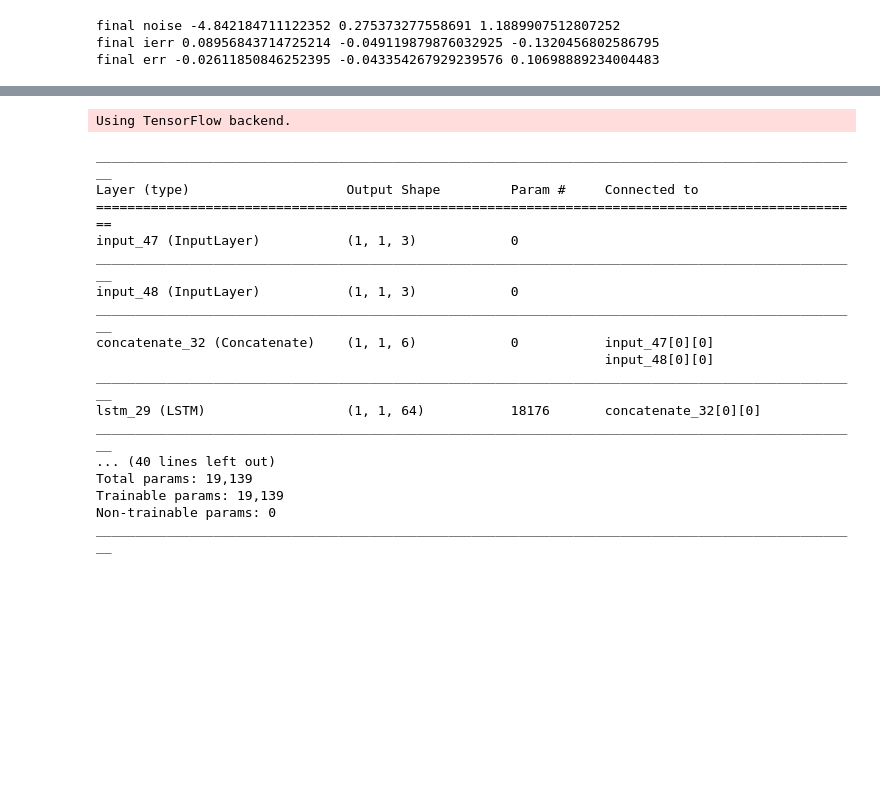
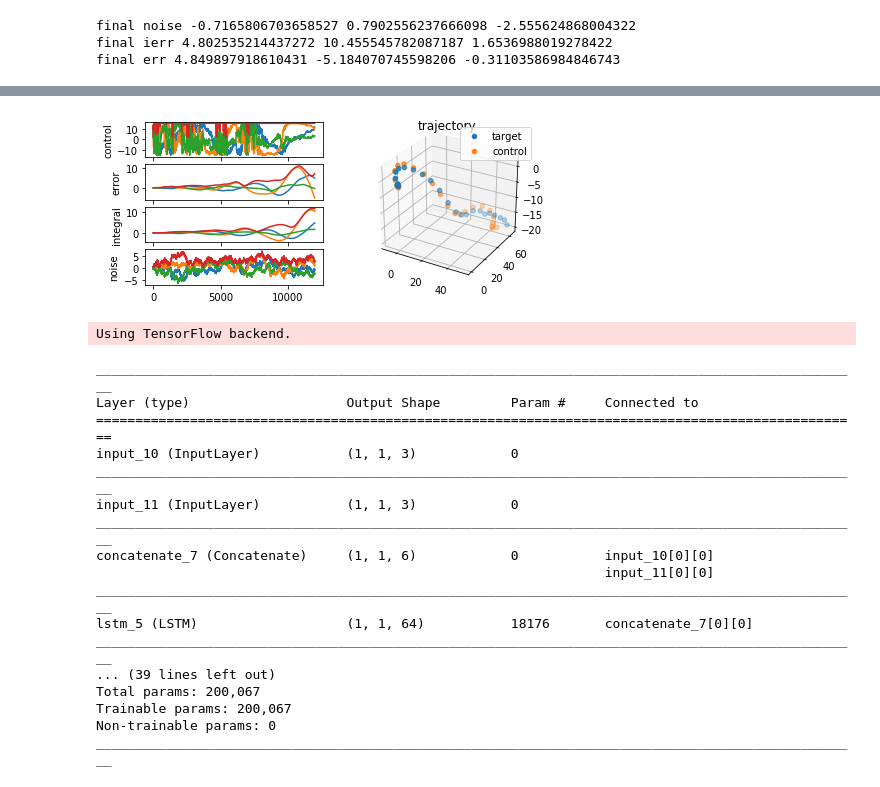
Before and after one commit to mammalwong/ml-study, a Jupyter notebook: study-pid-controller.ipynb, the cells around one changed output, grey strips where cells are left out. Cells and saved outputs as stored; diff of their text form; code cells hidden in the pictures; blank space fills up the shorter version.

```diff
--- a/study-pid-controller.ipynb
+++ b/study-pid-controller.ipynb
@@ -5,6 +5,7 @@ import matplotlib.pyplot as plt
 import mpl_toolkits.mplot3d.axes3d
 # %%
 TIME_STEP = 1/1000
+CLIP_IERR = 100
 # %%
 class Plant:
 
@@ -39,17 +40,19 @@ class Plant:
 # %%
 class PIDController:
 
-    def __init__(self, Kp, Ki, Kd):
+    def __init__(self, Kp, Ki, Kd, clip_ierr=None):
         self.Kp = Kp
         self.Ki = Ki
         self.Kd = Kd
-        self.disable_integral = False
         self.ierr = 0
         self.__prev_err = 0
+        self.__clip_ierr = clip_ierr
 
     def step(self, measured, desired):
         err = desired - measured
-        self.ierr = 0 if self.disable_integral else self.ierr + err*TIME_STEP
+        self.ierr = self.ierr + err*TIME_STEP
+        if self.__clip_ierr is not None:
+            self.ierr = np.clip(self.ierr, -self.__clip_ierr, self.__clip_ierr)
         derr = (err-self.__prev_err)/TIME_STEP
         self.__prev_err = err
         return self.Kp*err + self.Ki*self.ierr + self.Kd*derr
@@ -68,10 +71,10 @@ class Target:
         return self.__plant.step(*self.__a*self.__scale)
 # %%
 Kp,Ki,Kd = 10,100,35
-control_max = 50
+control_max = 15
 plant = Plant(noise_scale=100, noise_decay=0, noise_momentum=0.999)
 target = Target(scale=100, momentum=0.5)
-pid_x, pid_y, pid_z = [PIDController(Kp,Ki,Kd) for _ in range(3)]
+pid_x, pid_y, pid_z = [PIDController(Kp,Ki,Kd,clip_ierr=CLIP_IERR) for _ in range(3)]
 x,y,z = plant.step(0,0,0)
 T, Y, C, E, I, N = [[] for _ in range(6)]
 for t in range(12000):
@@ -80,9 +83,6 @@ for t in range(12000):
     cy = pid_y.step(y,ty)
     cz = pid_z.step(z,tz)
     clen = np.linalg.norm((cx,cy,cz))
-    pid_x.disable_integral = \
-    pid_y.disable_integral = \
-    pid_z.disable_integral = clen > control_max
     if clen > control_max:
         cx,cy,cz = np.array([cx,cy,cz])/clen*control_max
     x,y,z = plant.step(cx,cy,cz)
@@ -105,6 +105,6 @@ plt.subplot(425); plt.ylabel('integral'); plt.plot(I)
 plt.subplot(427); plt.ylabel('noise'); plt.plot(N)
 plt.show()
 # %% [output]
-final noise -4.842184711122352 0.275373277558691 1.1889907512807252
-final ierr 0.08956843714725214 -0.049119879876032925 -0.1320456802586795
-final err -0.02611850846252395 -0.043354267929239576 0.10698889234004483
+final noise -0.7165806703658527 0.7902556237666098 -2.555624868004322
+final ierr 4.802535214437272 10.455545782087187 1.6536988019278422
+final err 4.849897918610431 -5.184070745598206 -0.31103586984846743
@@ -113,3 +111,4 @@ final err -0.02611850846252395 -0.043354267929239576 0.10698889234004483
+[figure, added]
 # %%
 import keras
 import keras.backend as K
@@ -146,25 +146,24 @@ X = keras.layers.LSTM(64, stateful=True, return_sequences=True)(X)
 X_Kp = keras.layers.TimeDistributed(keras.layers.Dense(1, kernel_initializer='he_normal'))(X)
 X_Ki = keras.layers.TimeDistributed(keras.layers.Dense(1, kernel_initializer='he_normal'))(X)
 X_Kd = keras.layers.TimeDistributed(keras.layers.Dense(1, kernel_initializer='he_normal'))(X)
-X_reset_integral = keras.layers.TimeDistributed(keras.layers.Dense(1, kernel_initializer='he_normal'))(X)
-X = keras.layers.Concatenate()([X_input_dt,X_input_err,X_Kp,X_Ki,X_Kd,X_reset_integral])
-X_pid,_,X_ierr = keras.layers.RNN(PIDCell(3), stateful=True, return_sequences=True, return_state=True)(X)
+X = keras.layers.Concatenate()([X_input_dt,X_input_err,X_Kp,X_Ki,X_Kd])
+X_pid,_,X_ierr = keras.layers.RNN(PIDCell(3, clip_ierr=CLIP_IERR), stateful=True, return_sequences=True, return_state=True)(X)
 X_Kp = keras.layers.Lambda(lambda x: K.softplus(x))(X_Kp)
 X_Ki = keras.layers.Lambda(lambda x: K.softplus(x))(X_Ki)
 X_Kd = keras.layers.Lambda(lambda x: K.softplus(x))(X_Kd)
-X_reset_integral = keras.layers.Lambda(lambda x: 1-K.sigmoid(x))(X_reset_integral)
 M_control = keras.Model([X_input_dt,X_input_err,X_input_tar], X_pid)
 M_control.compile('adam', 'mse')
 M_control_freeze = keras.Model(
     [X_input_dt,X_input_err,X_input_tar],
-    [X_pid,X_ierr,X_Kp,X_Ki,X_Kd,X_reset_integral])
+    [X_pid,X_ierr,X_Kp,X_Ki,X_Kd])
 M_control_freeze.trainable = False
 M_control_freeze.compile('adam', 'mse')
 M_control.summary()
 
 X_input_ctl = keras.layers.Input((None, 3), batch_shape=(1,1,3))
 X = keras.layers.Concatenate()([X_input_err,X_input_tar,X_input_ctl])
-X = keras.layers.LSTM(64, stateful=True, return_sequences=True)(X)
+X = keras.layers.TimeDistributed(keras.layers.Dense(256, activation='sigmoid', kernel_initializer='glorot_normal'))(X)
+X = keras.layers.LSTM(128, stateful=True, return_sequences=True)(X)
 X = keras.layers.TimeDistributed(keras.layers.Dense(3, kernel_initializer='he_normal'))(X)
 M_plant = keras.Model([X_input_err,X_input_tar,X_input_ctl], X)
 M_plant.compile('adam', 'mse')
@@ -181,18 +180,18 @@ M_train.compile('adam', 'mse')
 __________________________________________________________________________________________________
 Layer (type)                    Output Shape         Param #     Connected to
 ==================================================================================================
-input_47 (InputLayer)           (1, 1, 3)            0
+input_10 (InputLayer)           (1, 1, 3)            0
 __________________________________________________________________________________________________
-input_48 (InputLayer)           (1, 1, 3)            0
+input_11 (InputLayer)           (1, 1, 3)            0
 __________________________________________________________________________________________________
-concatenate_32 (Concatenate)    (1, 1, 6)            0           input_47[0][0]
-                                                                 input_48[0][0]
+concatenate_7 (Concatenate)     (1, 1, 6)            0           input_10[0][0]
+                                                                 input_11[0][0]
 __________________________________________________________________________________________________
-lstm_29 (LSTM)                  (1, 1, 64)           18176       concatenate_32[0][0]
+lstm_5 (LSTM)                   (1, 1, 64)           18176       concatenate_7[0][0]
 __________________________________________________________________________________________________
-... (40 lines left out)
-Total params: 19,139
-Trainable params: 19,139
+... (39 lines left out)
+Total params: 200,067
+Trainable params: 200,067
 Non-trainable params: 0
 __________________________________________________________________________________________________
 # %%
```
Also changed, not shown: parts of 4 cells of this notebook.
